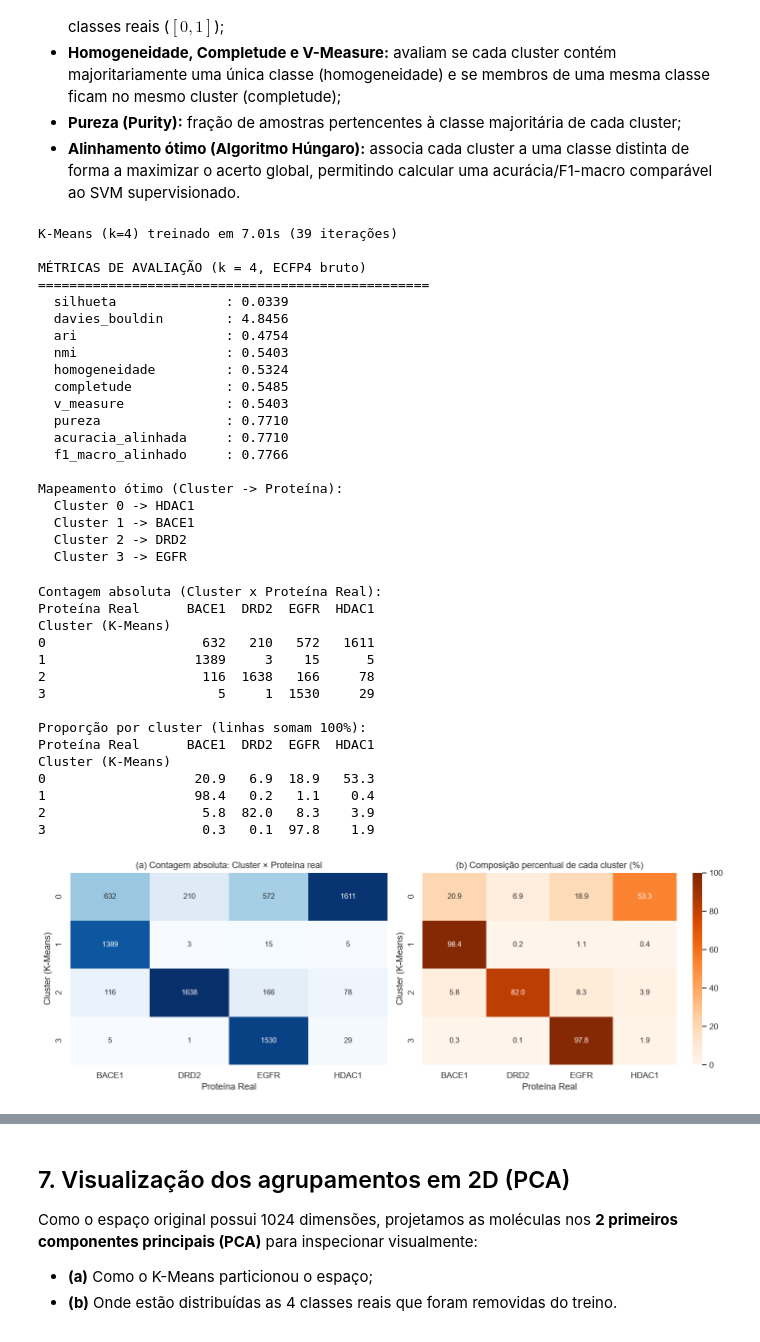
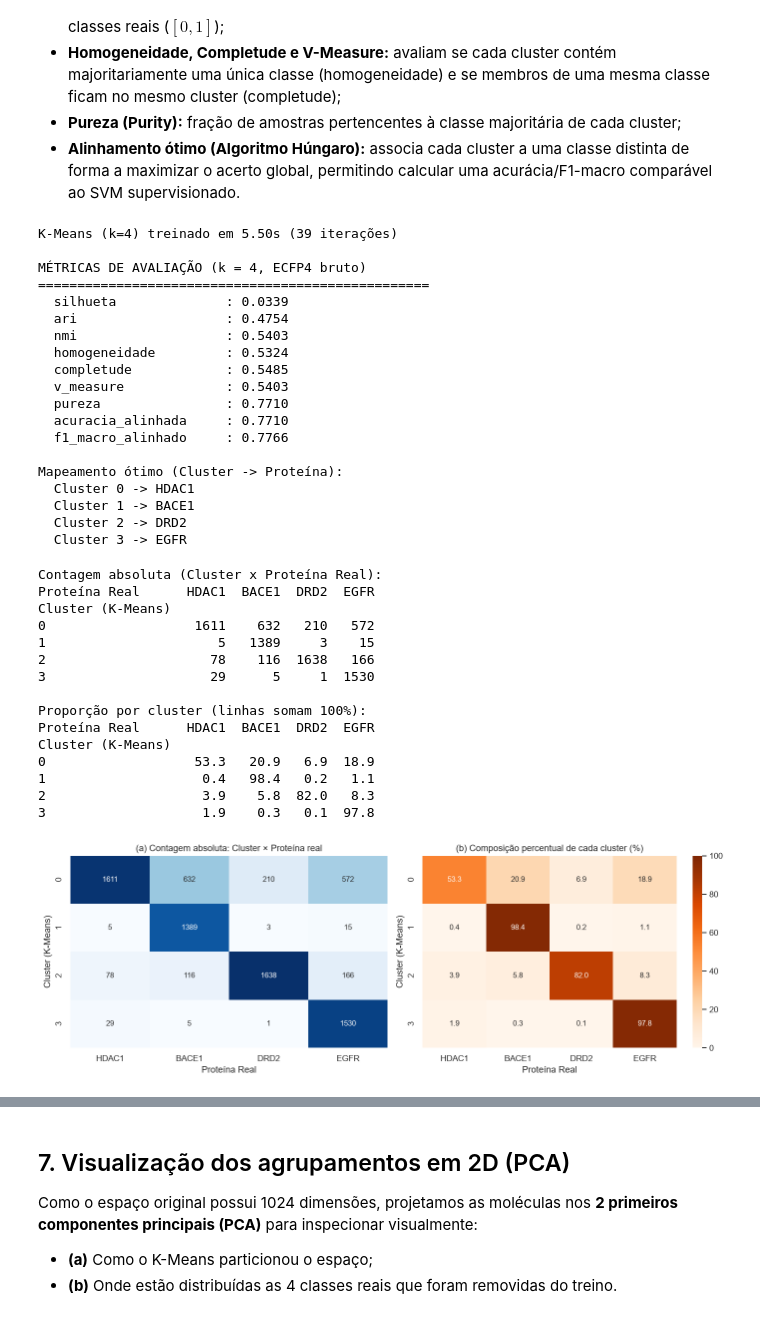
Before and after one commit to Luisfelipe114/PPGCC_UFPI_Machine_Learning, a Jupyter notebook: PPGCC_ML_KMeans/Avaliacao_KMeans_ChEMBL.ipynb, the cells around one changed output, grey strips where cells are left out. Drawn from its saved outputs; the diff is of its cells as text; code cells hidden in the pictures.

```diff
--- a/PPGCC_ML_KMeans/Avaliacao_KMeans_ChEMBL.ipynb
+++ b/PPGCC_ML_KMeans/Avaliacao_KMeans_ChEMBL.ipynb
@@ -293,11 +290,7 @@ Por isso, avaliamos valores de $k \in \{2, 3, \dots, 10\}$ utilizando **métrica
 > manter o custo computacional viável mesmo se `N_MAX = None` for utilizado.
 # %%
 from sklearn.cluster import KMeans
-from sklearn.metrics import (
-    silhouette_score,
-    calinski_harabasz_score,
-    davies_bouldin_score,
-)
+from sklearn.metrics import silhouette_score
 
 VALORES_K = list(range(2, 11))
 SIL_SAMPLE = min(len(X_sem_alvo), 5000)
@@ -312,22 +305,15 @@ for k in VALORES_K:
     sil = silhouette_score(
         X_sem_alvo, rotulos, sample_size=SIL_SAMPLE, random_state=RANDOM_STATE
     )
-    ch = calinski_harabasz_score(X_sem_alvo, rotulos)
-    db = davies_bouldin_score(X_sem_alvo, rotulos)
 
     registros_k.append({
         "k": k,
         "inercia": float(km.inertia_),
         "silhueta": float(sil),
-        "calinski_harabasz": float(ch),
-        "davies_bouldin": float(db),
         "n_iter": int(km.n_iter_),
         "tempo_s": float(dur),
     })
-    print(
-        f"k={k:2d} | Inércia={km.inertia_:10.1f} | Silhueta={sil:.4f} | "
-        f"CH={ch:7.1f} | DB={db:.3f} | {dur:.1f}s"
-    )
+    print(f"k={k:2d} | Inércia={km.inertia_:10.1f} | Silhueta={sil:.4f} | {dur:.1f}s")
 
 res_k = pd.DataFrame(registros_k)
 res_k.to_csv(f"{OUT}/experimento_k.csv", index=False)
@@ -415,7 +399,6 @@ def avaliar_agrupamento(X_mat, y_true, clusters):
     y_alinhado, mapa = alinhar_clusters_hungaro(y_true, clusters)
     return {
         "silhueta": float(silhouette_score(X_mat, clusters, sample_size=min(len(X_mat), 5000), random_state=RANDOM_STATE)),
-        "davies_bouldin": float(davies_bouldin_score(X_mat, clusters)),
         "ari": float(adjusted_rand_score(y_true, clusters)),
         "nmi": float(normalized_mutual_info_score(y_true, clusters)),
         "homogeneidade": float(homogeneity_score(y_true, clusters)),
@@ -444,12 +427,11 @@ print("\nMapeamento ótimo (Cluster -> Proteína):")
 for c_id, cls_id in sorted(mapa_k4.items()):
     print(f"  Cluster {c_id} -> {CLASSES[cls_id]}")
 # %% [output]
-K-Means (k=4) treinado em 7.01s (39 iterações)
+K-Means (k=4) treinado em 5.50s (39 iterações)
 
 MÉTRICAS DE AVALIAÇÃO (k = 4, ECFP4 bruto)
 ==================================================
   silhueta              : 0.0339
-  davies_bouldin        : 4.8456
   ari                   : 0.4754
   nmi                   : 0.5403
   homogeneidade         : 0.5324
@@ -466,44 +448,46 @@ Mapeamento ótimo (Cluster -> Proteína):
   Cluster 3 -> EGFR
 # %%
 # Tabela de contingência: Clusters encontrados x Classes reais removidas
+# Reordena as colunas pelo alinhamento ótimo (HDAC1 na 1ª coluna -> diagonal principal dominante)
+ordem_colunas = [str(CLASSES[mapa_k4[c]]) for c in sorted(mapa_k4.keys())]
 cont_abs = pd.crosstab(
     pd.Series(clusters_k4, name="Cluster (K-Means)"),
     pd.Series(dados["protein"], name="Proteína Real"),
-)
+)[ordem_colunas]
 cont_prop = cont_abs.div(cont_abs.sum(axis=1), axis=0)
 
 print("Contagem absoluta (Cluster x Proteína Real):")
 print(cont_abs.to_string())
 print("\nProporção por cluster (linhas somam 100%):")
 print((cont_prop * 100).round(1).to_string())
 
 cont_abs.to_csv(f"{OUT}/matriz_contingencia_k4.csv")
 
 fig, axes = plt.subplots(1, 2, figsize=(13, 4.5))
 
 sns.heatmap(cont_abs, annot=True, fmt="d", cmap="Blues", ax=axes[0], cbar=False)
 axes[0].set_title("(a) Contagem absoluta: Cluster × Proteína real")
 
 sns.heatmap(cont_prop * 100, annot=True, fmt=".1f", cmap="Oranges", ax=axes[1], vmin=0, vmax=100)
 axes[1].set_title("(b) Composição percentual de cada cluster (%)")
 
 plt.tight_layout()
 plt.savefig(f"{OUT}/matriz_contingencia_k4.png", bbox_inches="tight")
 plt.show()
 # %% [output]
 Contagem absoluta (Cluster x Proteína Real):
-Proteína Real      BACE1  DRD2  EGFR  HDAC1
+Proteína Real      HDAC1  BACE1  DRD2  EGFR
 Cluster (K-Means)
-0                    632   210   572   1611
-1                   1389     3    15      5
-2                    116  1638   166     78
-3                      5     1  1530     29
+0                   1611    632   210   572
+1                      5   1389     3    15
+2                     78    116  1638   166
+3                     29      5     1  1530
 
 Proporção por cluster (linhas somam 100%):
-Proteína Real      BACE1  DRD2  EGFR  HDAC1
+Proteína Real      HDAC1  BACE1  DRD2  EGFR
 Cluster (K-Means)
-0                   20.9   6.9  18.9   53.3
-1                   98.4   0.2   1.1    0.4
-2                    5.8  82.0   8.3    3.9
-3                    0.3   0.1  97.8    1.9
+0                   53.3   20.9   6.9  18.9
+1                    0.4   98.4   0.2   1.1
+2                    3.9    5.8  82.0   8.3
+3                    1.9    0.3   0.1  97.8
-[figure, old version]
+[figure, new version]
```
Also changed, not shown: parts of 18 cells of this notebook, 12 other files.
